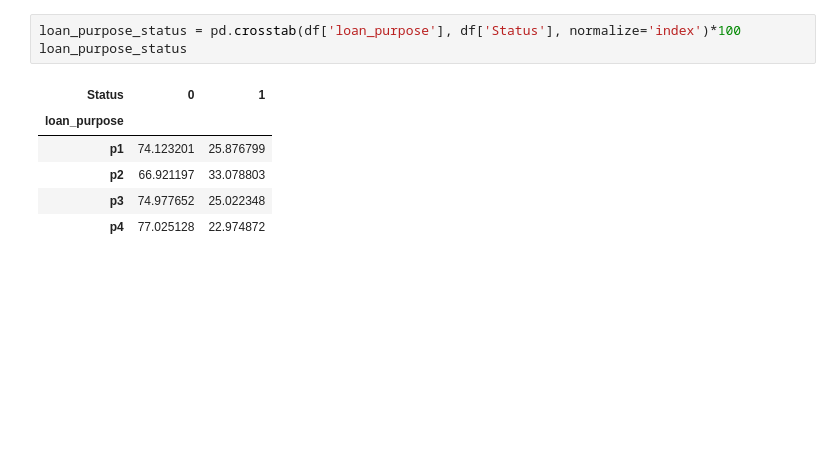
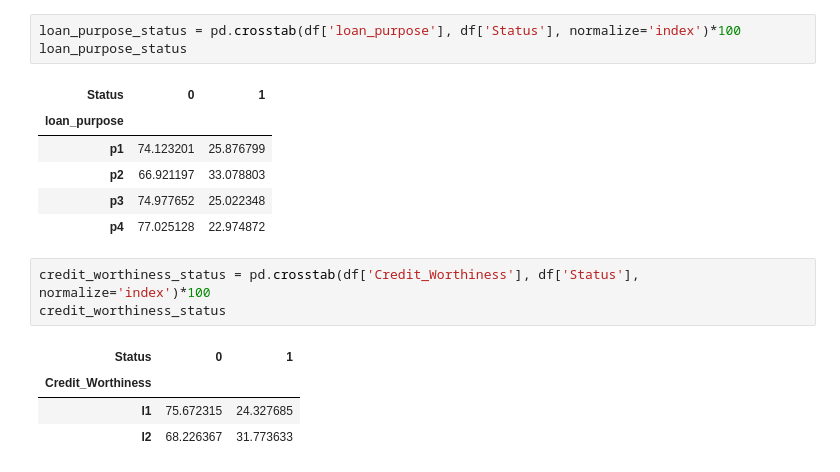
Before and after one commit to YASH280626/loan-default-prediction, a Jupyter notebook: analysis.ipynb, the cells around one changed output. Saved outputs shown, nothing was run; the diff lists cells and outputs as text; blank space fills up the shorter version.

Commit message:
Investigated Credit_Worthiness against Default Status

```diff
--- a/analysis.ipynb
+++ b/analysis.ipynb
@@ -511,3 +511,11 @@ loan_purpose_status
 | p2 | 66.921197 | 33.078803 |
 | p3 | 74.977652 | 25.022348 |
 | p4 | 77.025128 | 22.974872 |
+# %%
+credit_worthiness_status = pd.crosstab(df['Credit_Worthiness'], df['Status'], normalize='index')*100
+credit_worthiness_status
+# %% [output]
+| Status | 0 | 1 |
+| Credit_Worthiness |  |  |
+| l1 | 75.672315 | 24.327685 |
+| l2 | 68.226367 | 31.773633 |
```
